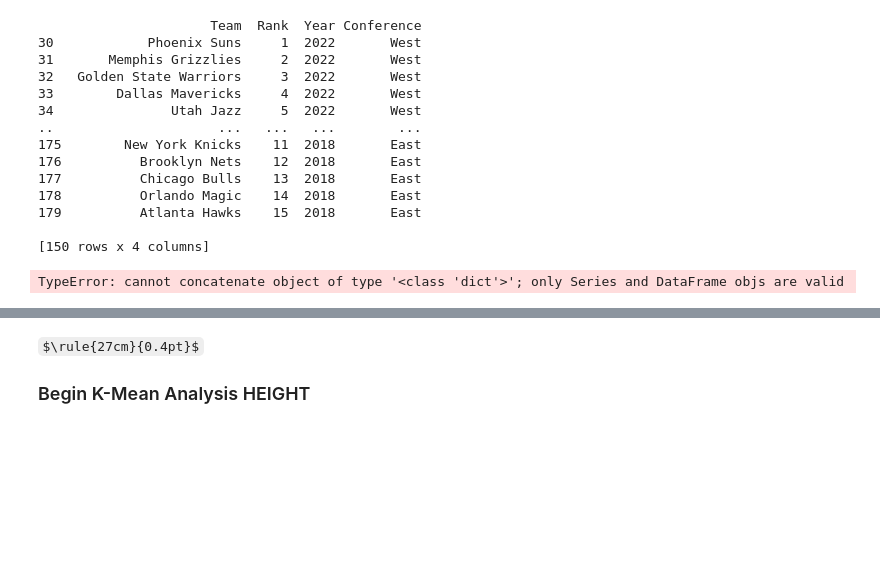
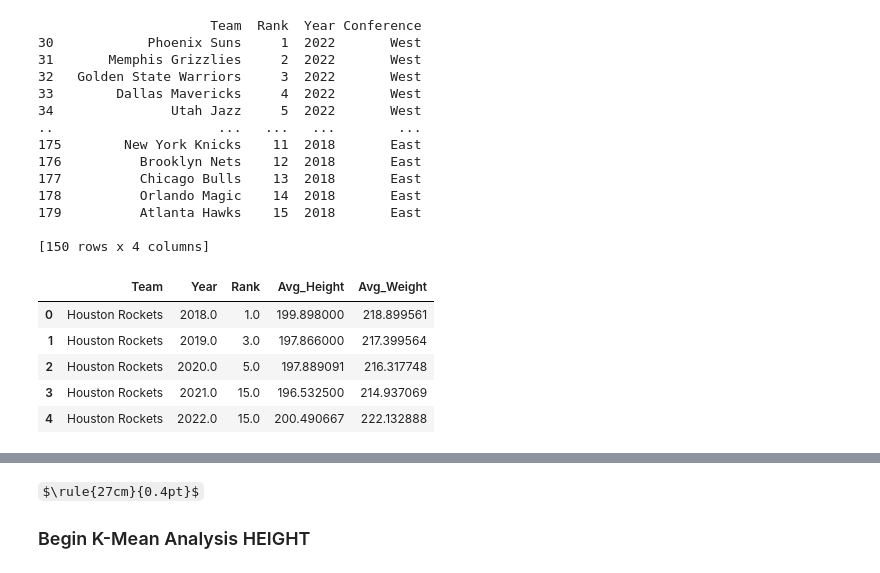
Before and after one commit to colekrant/ADS-Final-Project, a Jupyter notebook: height_weight.ipynb, the cells around one changed output, grey strips where cells are left out. Drawn from its saved outputs; the diff is of its cells as text; code cells hidden in the pictures; some formulas as TeX source; blank space fills up the shorter version.

Commit message:
made good progress on an algorithm for wages population dataframe, needs fixing and further improvement

```diff
--- a/height_weight.ipynb
+++ b/height_weight.ipynb
@@ -249,35 +249,40 @@ print(df_rankings)
 # %%
 #--------------------------------------------------------------------------------#
 ## Pseudocode
 #   LOOP through the master dataframe
 #     LOOP through the rankings dataframe
 #           IF the team and year match, concat new dataframe
 
 
 dictionary = {'Team' : [], 'Year' : [], 'Rank' : [], 'Avg_Height' : [], 'Avg_Weight' : []}
 df_kmeans = pd.DataFrame(dictionary)
 
 for i in range(len(dfMaster)):
 
     for j in range(len(df_rankings)):
 
         if ((int(dfMaster["Year"].iloc[i]) == int(df_rankings["Year"].iloc[j])) and (dfMaster["full_name"].iloc[i] == df_rankings["Team"].iloc[j])):
 
             temp = {'Team' : df_rankings["Team"].iloc[j],
                     'Year' : int(df_rankings["Year"].iloc[j]),
                     'Rank' : int(df_rankings["Rank"].iloc[j]),
                     'Avg_Height' : dfMaster["Avg_Height"].iloc[i],
                     'Avg_Weight' : dfMaster["Avg_Weight"].iloc[i]}
 
             df_temp = pd.DataFrame(temp, index=[0])
 
-            df_kmeans = pd.concat([dict, df_temp], ignore_index = True)
-            df_kmeans = dict.reset_index(drop=True)
+            df_kmeans = pd.concat([df_kmeans, df_temp], ignore_index = True)
+            df_kmeans = df_kmeans.reset_index(drop=True)
 
 df_kmeans.head()
 #--------------------------------------------------------------------------------#
 # %% [output]
-TypeError: cannot concatenate object of type '<class 'dict'>'; only Series and DataFrame objs are valid
+|  | Team | Year | Rank | Avg_Height | Avg_Weight |
+| 0 | Houston Rockets | 2018.0 | 1.0 | 199.898000 | 218.899561 |
+| 1 | Houston Rockets | 2019.0 | 3.0 | 197.866000 | 217.399564 |
+| 2 | Houston Rockets | 2020.0 | 5.0 | 197.889091 | 216.317748 |
+| 3 | Houston Rockets | 2021.0 | 15.0 | 196.532500 | 214.937069 |
+| 4 | Houston Rockets | 2022.0 | 15.0 | 200.490667 | 222.132888 |
 # %%
 # ## Split into by year
 df_18 = df_kmeans[df_kmeans["Year"] == 2018]
```
Also changed, not shown: parts of 6 cells of this notebook, 2 other files.
